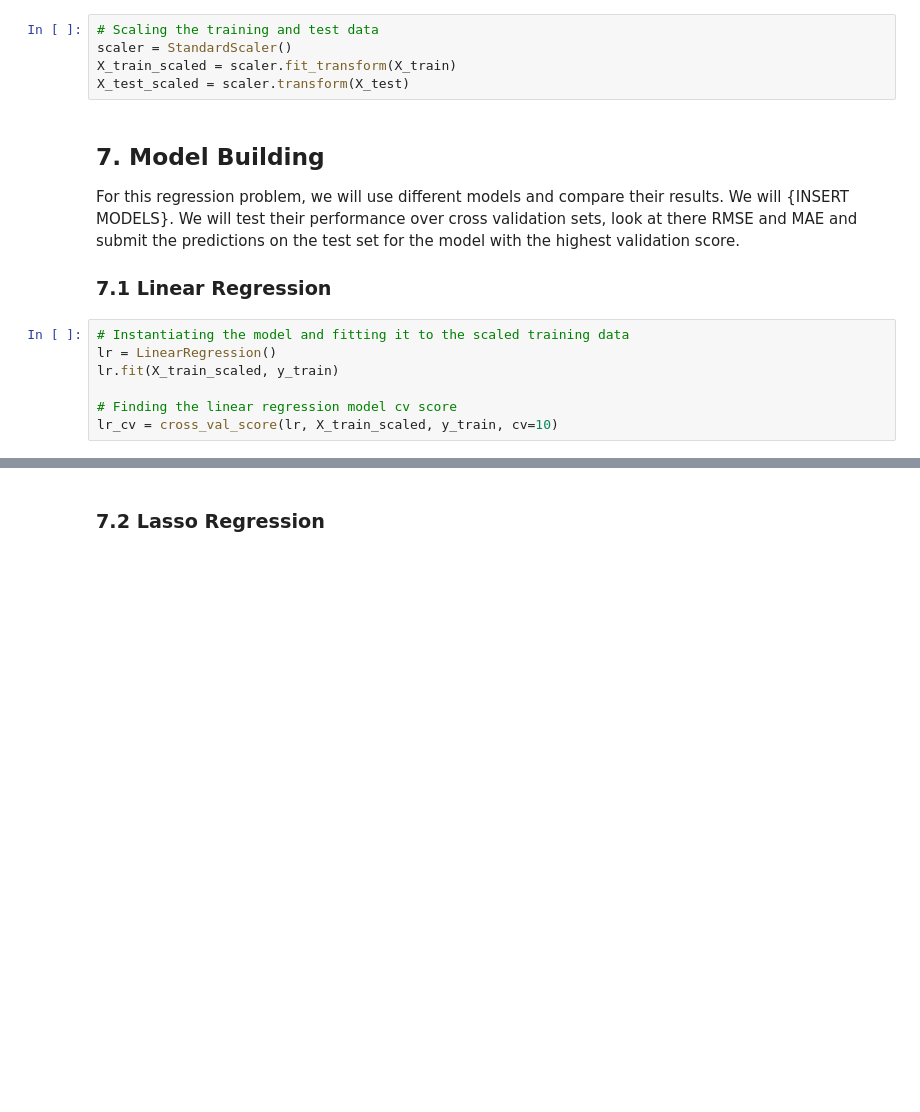
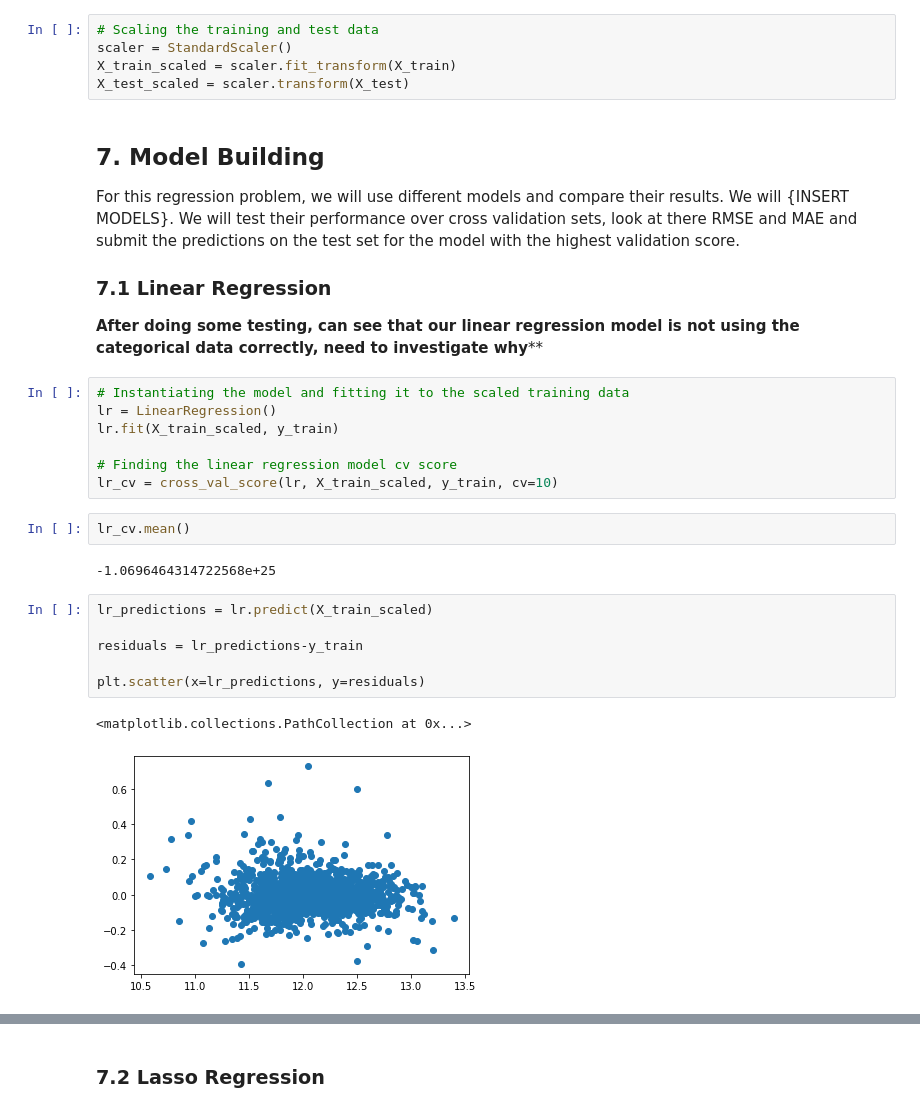
Before and after one commit to JackPierce11/Predicting-House-Prices, a Jupyter notebook: predicting-house-prices.ipynb, the cells around one changed output, grey strips where cells are left out. Drawn from its saved outputs; the diff is of its cells as text; blank space fills up the shorter version.

Commit message:
Kaggle Notebook | Predicting House Prices | Version 36

```diff
--- a/predicting-house-prices.ipynb
+++ b/predicting-house-prices.ipynb
@@ -419,6 +419,8 @@ X_test_scaled = scaler.transform(X_test)
 For this regression problem, we will use different models and compare their results. We will {INSERT MODELS}. We will test their performance over cross validation sets, look at there RMSE and MAE and submit the predictions on the test set for the model with the highest validation score.
 
 ### 7.1 Linear Regression
+
+**After doing some testing, can see that our linear regression model is not using the categorical data correctly, need to investigate why****
 # %%
 # Instantiating the model and fitting it to the scaled training data
 lr = LinearRegression()
@@ -426,3 +428,16 @@ lr.fit(X_train_scaled, y_train)
 
 # Finding the linear regression model cv score
 lr_cv = cross_val_score(lr, X_train_scaled, y_train, cv=10)
+# %%
+lr_cv.mean()
+# %% [output]
+-1.0696464314722568e+25
+# %%
+lr_predictions = lr.predict(X_train_scaled)
+
+residuals = lr_predictions-y_train
+
+plt.scatter(x=lr_predictions, y=residuals)
+# %% [output]
+<matplotlib.collections.PathCollection at 0x...>
+[figure, added]
```
Also changed, not shown: parts of 10 cells of this notebook.
